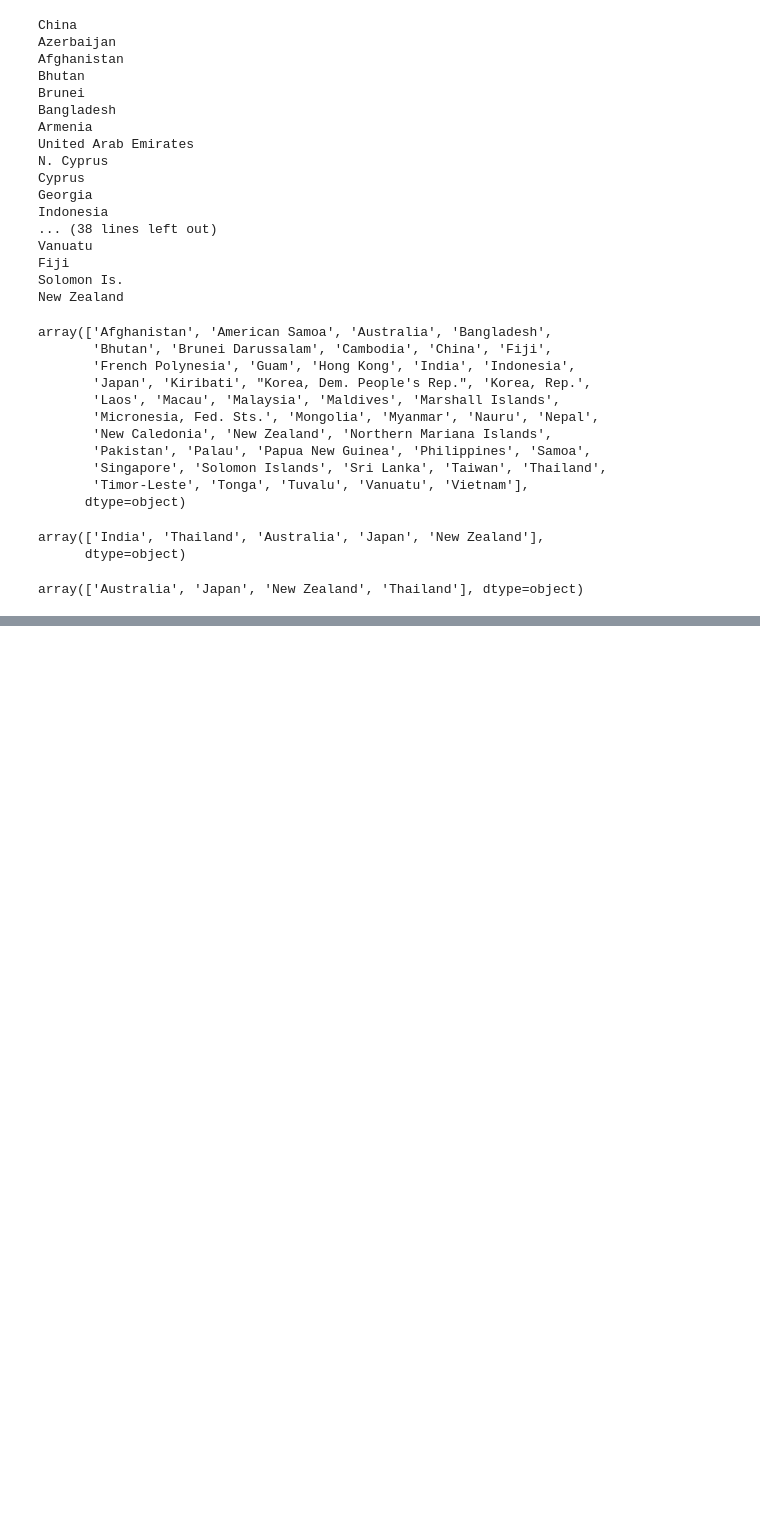
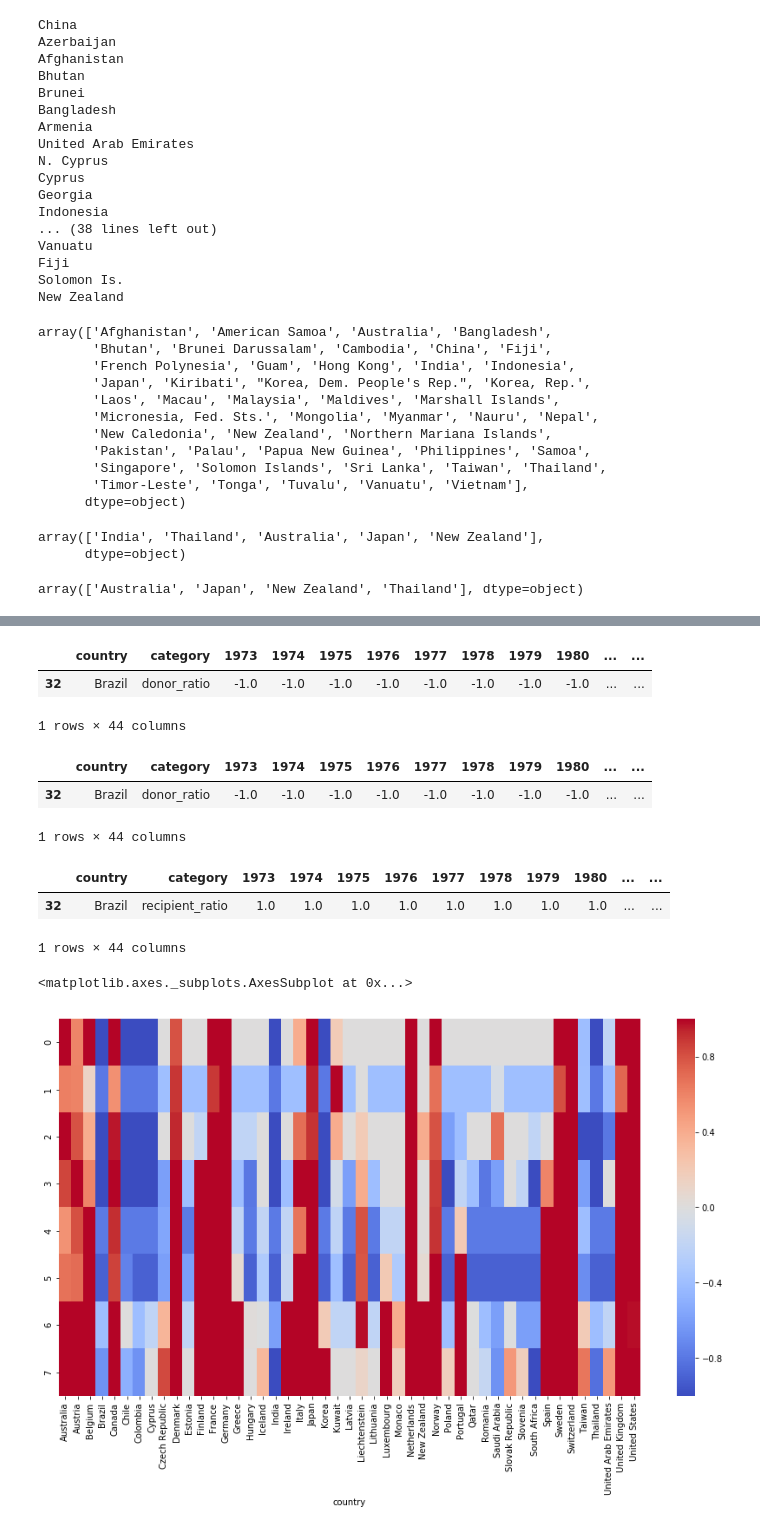
Before and after one commit to dianaow/dianaow.github.io, a Jupyter notebook: SWDchallenge/data/data_processing.ipynb, the cells around one changed output, grey strips where cells are left out. Drawn from its saved outputs; the diff is of its cells as text; code cells hidden in the pictures; blank space fills up the shorter version.

```diff
--- a/SWDchallenge/data/data_processing.ipynb
+++ b/SWDchallenge/data/data_processing.ipynb
@@ -530,0 +659,26 @@ array(['Australia', 'Japan', 'New Zealand', 'Thailand'], dtype=object)
+# %%
+d_ratio.replace(-0, 0, inplace=True)
+# %%
+all_country_PT1_new = pd.melt(d_ratio, id_vars=['country', 'category']).rename(columns={'variable': 'year'})
+
+all_country_PT1_donor = all_country_PT1_new[(all_country_PT1_new['category'] == 'donor_ratio') & \
+                                            (all_country_PT1_new['year'] != 'All')]
+all_country_PT1_donor = group_years(all_country_PT1_donor)
+
+#all_country_PT1_recipient = all_country_PT1_new[(all_country_PT1_new['category'] == 'recipient_ratio') & \
+                                            #(all_country_PT1_new['year'] != 'All')]
+#all_country_PT1_recipient = group_years(all_country_PT1_recipient)
+# %%
+# Aggregate donor-to-recipient ratio over 5 years
+all_country_PT1_donor_agg = all_country_PT1_donor.groupby(['country', 'category', 'group']).mean().reset_index()
+
+all_country_PT1_donor_agg = pd.merge(all_country_PT1_donor_agg, gdp_m_agg.rename(columns={'value': 'gdp'}),\
+                                   on=['country', 'group'], how='left')
+
+#all_country_PT1_recipient_agg = all_country_PT1_recipient.groupby(['country', 'category', 'group']).mean().reset_index()
+
+#all_country_PT1_recipient_agg = pd.merge(all_country_PT1_recipient_agg, gdp_m_agg.rename(columns={'value': 'gdp'}),\
+                                   #on=['country', 'group'], how='left')
+# %%
+donor_ratio = pd.pivot_table(all_country_PT1_donor_agg, index='group', columns='country', values='value').reset_index()
+#recipient_ratio = pd.pivot_table(all_country_PT1_recipient_agg, index='group', columns='country', values='value').reset_index()
@@ -530,0 +698,18 @@ array(['Australia', 'Japan', 'New Zealand', 'Thailand'], dtype=object)
+# %%
+d_ratio[d_ratio['country'] == 'Brazil']
+# %% [output]
+|  | country | category | 1973 | 1974 | 1975 | 1976 | 1977 | 1978 | 1979 | 1980 | ... | ... |
+| 32 | Brazil | donor_ratio | -1.0 | -1.0 | -1.0 | -1.0 | -1.0 | -1.0 | -1.0 | -1.0 | ... | ... |
+1 rows × 44 columns
+# %%
+d_ratio[d_ratio['country'] == 'Brazil']
+# %% [output]
+|  | country | category | 1973 | 1974 | 1975 | 1976 | 1977 | 1978 | 1979 | 1980 | ... | ... |
+| 32 | Brazil | donor_ratio | -1.0 | -1.0 | -1.0 | -1.0 | -1.0 | -1.0 | -1.0 | -1.0 | ... | ... |
+1 rows × 44 columns
+# %%
+r_ratio[r_ratio['country'] == 'Brazil']
+# %% [output]
+|  | country | category | 1973 | 1974 | 1975 | 1976 | 1977 | 1978 | 1979 | 1980 | ... | ... |
+| 32 | Brazil | recipient_ratio | 1.0 | 1.0 | 1.0 | 1.0 | 1.0 | 1.0 | 1.0 | 1.0 | ... | ... |
+1 rows × 44 columns
@@ -530,0 +718,6 @@ array(['Australia', 'Japan', 'New Zealand', 'Thailand'], dtype=object)
+# %%
+plt.figure(figsize=(15,8))
+sns.heatmap(donor_ratio.drop('group', axis=1), cmap='coolwarm', vmin=-1, center=0, vmax=1)
+# %% [output]
+<matplotlib.axes._subplots.AxesSubplot at 0x...>
+[figure, added]
```
Also changed, not shown: parts of 31 cells of this notebook, 10 other files.
